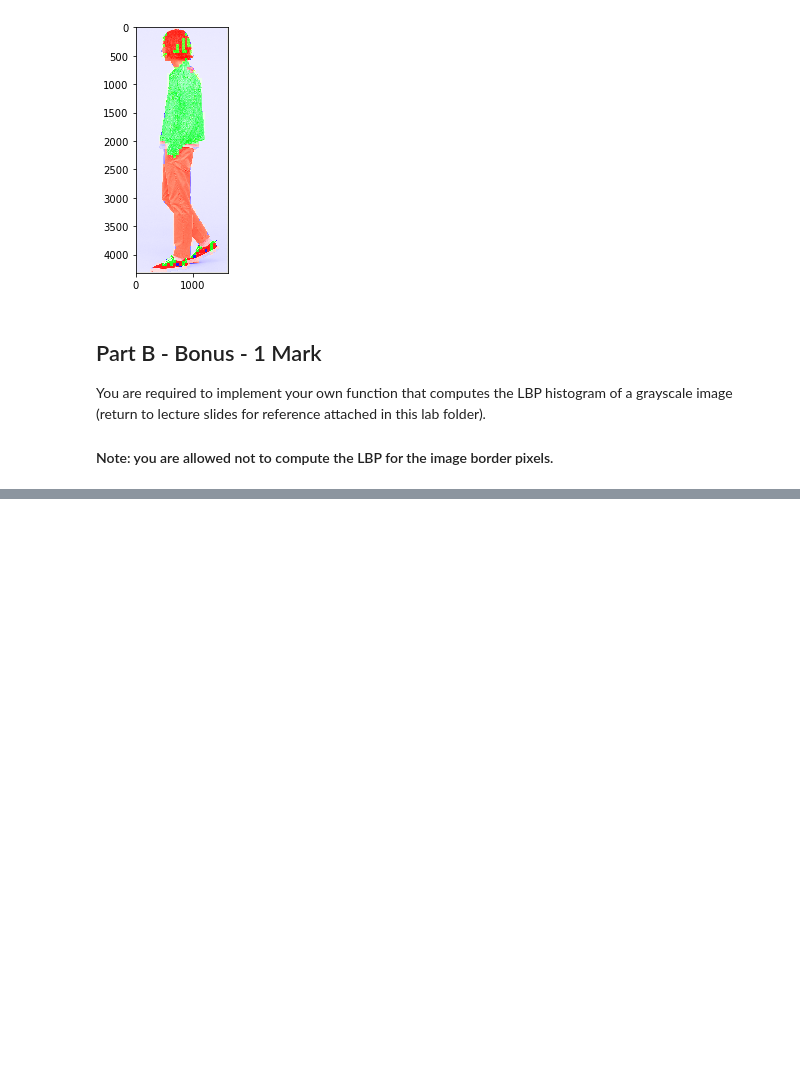
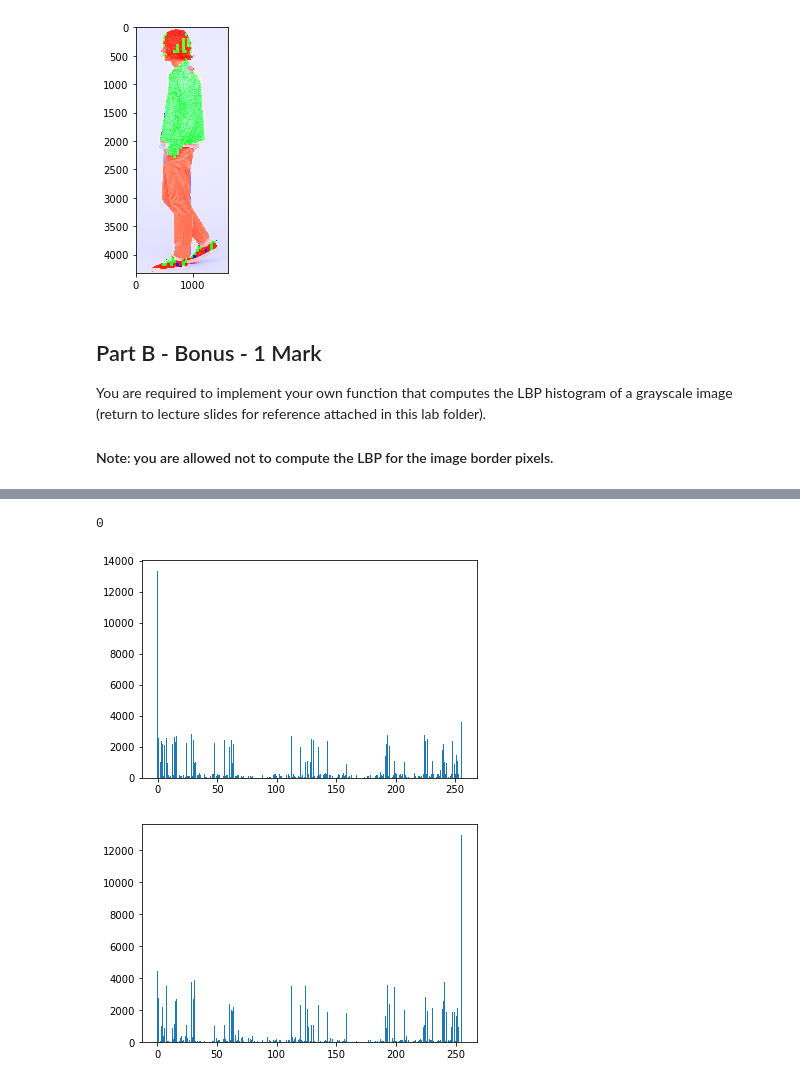
Before and after one commit to ahmedx3/Image-Processing-Labs, a Jupyter notebook: Lab9-Texture/lab_texture_STD.ipynb, the cells around one changed output, grey strips where cells are left out. Cells and saved outputs as stored; diff of their text form; code cells hidden in the pictures; blank space fills up the shorter version.

```diff
--- a/Lab9-Texture/lab_texture_STD.ipynb
+++ b/Lab9-Texture/lab_texture_STD.ipynb
@@ -157,7 +192,18 @@ plt.hist(hist, bins=range((2 ** 8)))
 # %%
 # Testing your work, we will compare your histogram with that of ours
 # There should be a noticable difference between the histograms of jeans and cotton
 img = rgb2gray(io.imread(r'imgs_patches\cotton1.jpg'))
 hist = get_lbp_hist(img)
-plt.hist(hist, bins=range((2 ** 8)))
+plt.figure()
+plt.bar(hist[1], hist[0], width=0.8, align='center')
+
+hist = histogram(local_binary_pattern(img, 8, 1, 'default'))
+plt.figure()
+plt.bar(hist[1], hist[0], width=0.8, align='center')
+
+#plt.hist(hist, bins=range((2 ** 8)))
 0
+# %% [output]
+0
+[figure, added]
+[figure, added]
```
Also changed, not shown: parts of 4 cells of this notebook.
